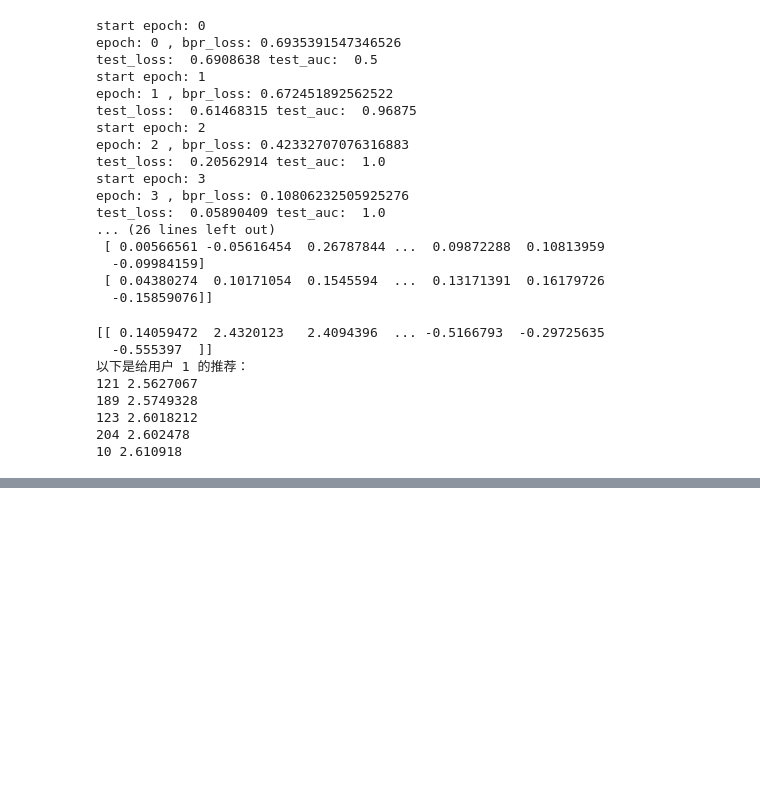
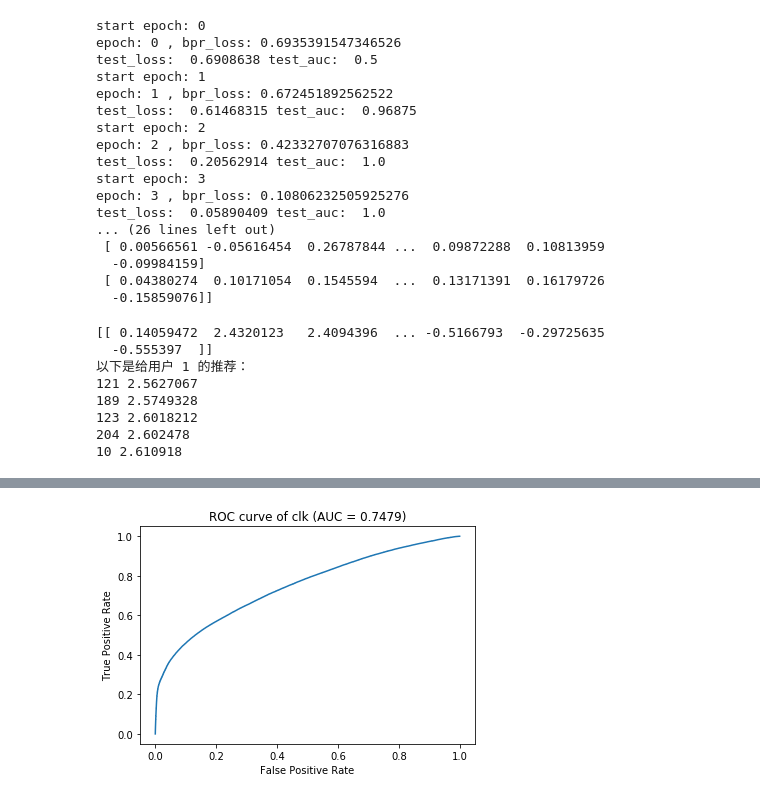
Before and after one commit to lj72808up/DeepLearning, a Jupyter notebook: blog/Recommended System/4.2 - 隐式反馈矩阵分解 - [ BPR贝叶斯个性化排序 ].ipynb, the cells around one changed output, grey strips where cells are left out. Cells and saved outputs as stored; diff of their text form; code cells hidden in the pictures; blank space fills up the shorter version.

```diff
--- a/blog/Recommended System/4.2 - 隐式反馈矩阵分解 - [ BPR贝叶斯个性化排序 ].ipynb
+++ b/blog/Recommended System/4.2 - 隐式反馈矩阵分解 - [ BPR贝叶斯个性化排序 ].ipynb
@@ -272,0 +335,10 @@ recommand2user(1)
+# %%
+filepath = "data/part-00000"
+db, pos, neg = read_file(filepath)
+# %%
+xy_arr = get_roc(db, pos, neg)
+auc = get_AUC(xy_arr)
+# %%
+draw_ROC(xy_arr,auc)
+# %% [output]
+[figure, added]
```
Also changed, not shown: parts of 5 cells of this notebook, 19 other files.
